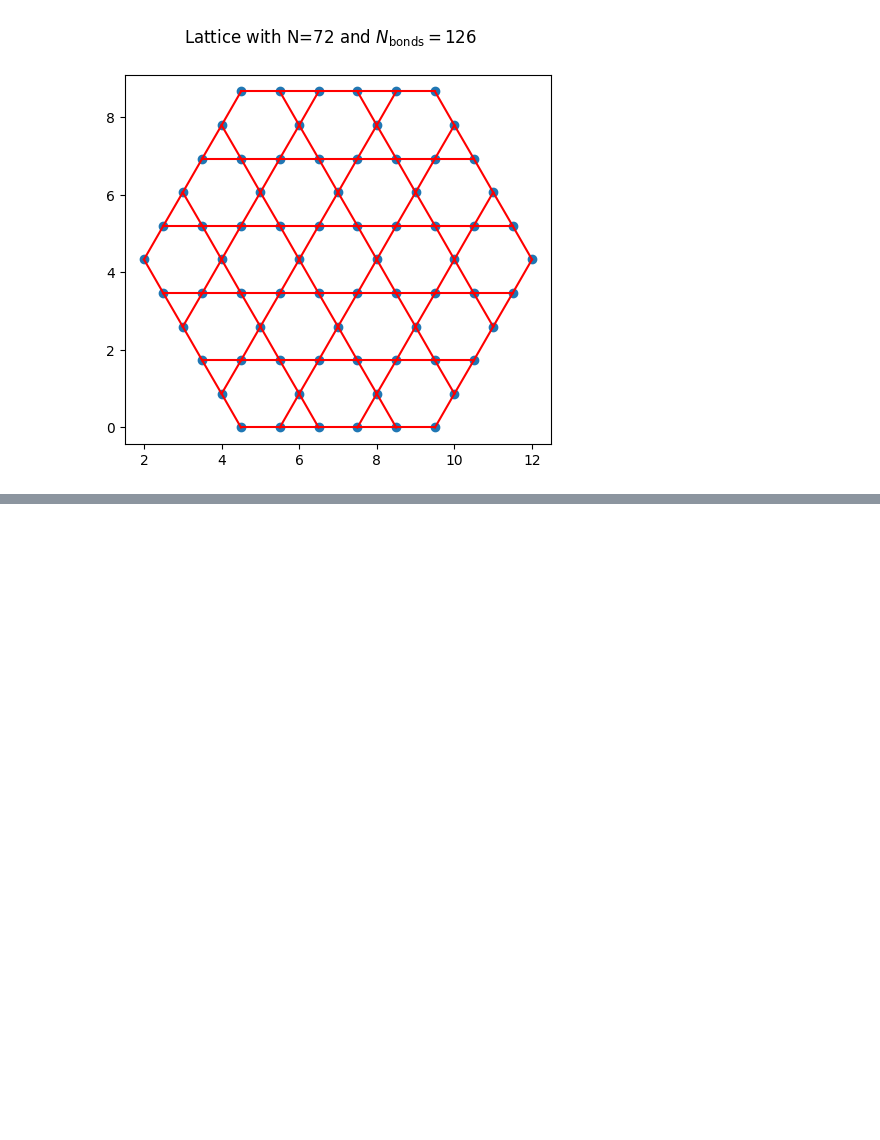
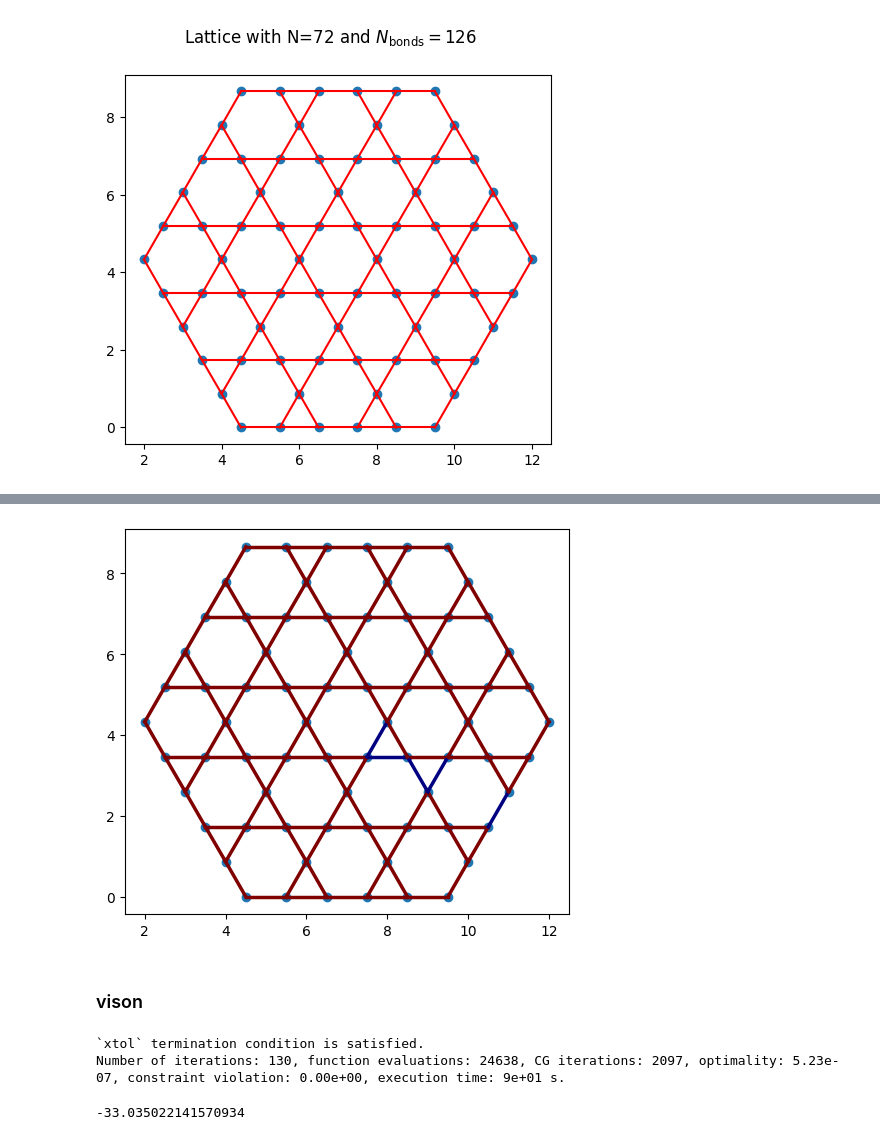
Before and after one commit to teng10/rydberg-vison, a Jupyter notebook: wip.ipynb, the cells around one changed output, grey strips where cells are left out. Saved outputs shown, nothing was run; the diff lists cells and outputs as text; code cells hidden in the pictures; blank space fills up the shorter version.

```diff
--- a/wip.ipynb
+++ b/wip.ipynb
@@ -212,0 +288,35 @@ for i, ebs in enumerate(ListEB_comb):
+# %%
+colors = plt.cm.jet(np.linspace(0,1,2))
+fig, ax = plt.subplots(1,1, figsize=(8, 5))
+ax.scatter(my_x, my_y)
+Q_flip = Q_init
+# print(Q_init)
+for bond in [bonds_nn]:
+  plot_utils._plot_visons(ax, bond, np.zeros_like(Q_flip), Q_flip, c=colors[((Q_flip + 1)/2).astype(int)], p=2.5)
+  ax.set_aspect("equal")
+  ax.annotate(r"$Q^0=$" + f"{results_gs['x'][0]:.2f}", (0., 2.5))
+  # ax.annotate(r"$Q^0_{ij} - Q^v_{ij}$", (0., 1.25), color='r')
+  plt.suptitle("visualizing branch cut")
+# %% [output]
+[figure, added]
+# %% [markdown]
+### vison
+# %%
+couplings = {'alpha':1, "beta":-2, "K":-0.5}
+Q_init = results_gs['x']
+Q0 = 1.
+for idx in visonBonds_idx:
+  Q_init[idx] = -1 * Q_init[idx]
+energy_Q = lambda Q_init: utils.get_energy(couplings, Q_init, Q0, ListEBs, bonds_dict)
+linear_constraint = LinearConstraint(np.diag(Q_flip), np.zeros_like(Q_init), 5* np.ones_like(Q_init))
+results_vison = minimize(energy_Q, Q_init, method='trust-constr',
+               constraints=linear_constraint,
+               options={'verbose': 1})
+# results_vison = minimize(energy_Q, Q_init, bounds=einops.repeat(np.array([-10, 5]), 'a -> r a', r=len(Q_init)), options={'maxiter':1}, method="CG")
+# %% [output]
+`xtol` termination condition is satisfied.
+Number of iterations: 130, function evaluations: 24638, CG iterations: 2097, optimality: 5.23e-07, constraint violation: 0.00e+00, execution time: 9e+01 s.
+# %%
+energy_Q(Q_init)
+# %% [output]
+-33.035022141570934
```
Also changed, not shown: parts of 20 cells of this notebook, 2 other files.
